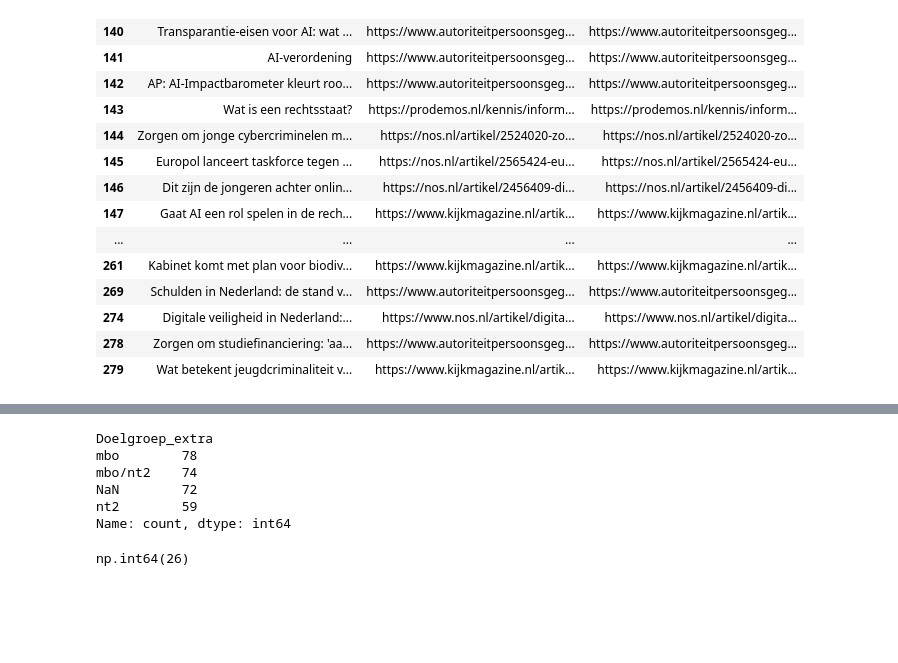
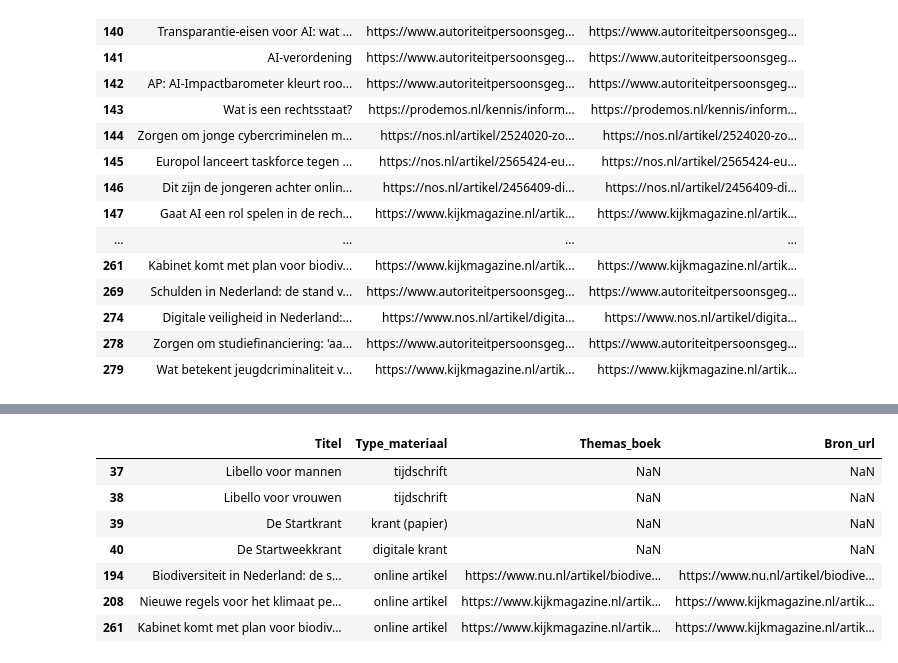
Before and after one commit to NannaLakens1/SE-2.1-2.2-LU2, a Jupyter notebook: lu2_opdrachten/Opdracht_1_DataAnalysis.ipynb, the cells around one changed output, grey strips where cells are left out. Cells and saved outputs as stored; diff of their text form; code cells hidden in the pictures; blank space fills up the shorter version.

```diff
--- a/lu2_opdrachten/Opdracht_1_DataAnalysis.ipynb
+++ b/lu2_opdrachten/Opdracht_1_DataAnalysis.ipynb
@@ -273,14 +248,14 @@ lm.loc[
-# %%
-# Test
-lm["Doelgroep_extra"].value_counts(dropna=False)
-# %% [output]
-Doelgroep_extra
-mbo        78
-mbo/nt2    74
-NaN        72
-nt2        59
-Name: count, dtype: int64
-# %%
-lm["Genre"].isna().sum()
-# %% [output]
-np.int64(26)
+# %%
+lm.loc[
+    lm["Auteur"].isna(),
+    ["Titel", "Type_materiaal", "Themas_boek", "Bron_url"]
+]
+# %% [output]
+|  | Titel | Type_materiaal | Themas_boek | Bron_url |
+| 37 | Libello voor mannen | tijdschrift | NaN | NaN |
+| 38 | Libello voor vrouwen | tijdschrift | NaN | NaN |
+| 39 | De Startkrant | krant (papier) | NaN | NaN |
+| 40 | De Startweekkrant | digitale krant | NaN | NaN |
+| 194 | Biodiversiteit in Nederland: de s... | online artikel | https://www.nu.nl/artikel/biodive... | https://www.nu.nl/artikel/biodive... |
+| 208 | Nieuwe regels voor het klimaat pe... | online artikel | https://www.kijkmagazine.nl/artik... | https://www.kijkmagazine.nl/artik... |
+| 261 | Kabinet komt met plan voor biodiv... | online artikel | https://www.kijkmagazine.nl/artik... | https://www.kijkmagazine.nl/artik... |
```
Also changed, not shown: parts of 10 cells of this notebook.
